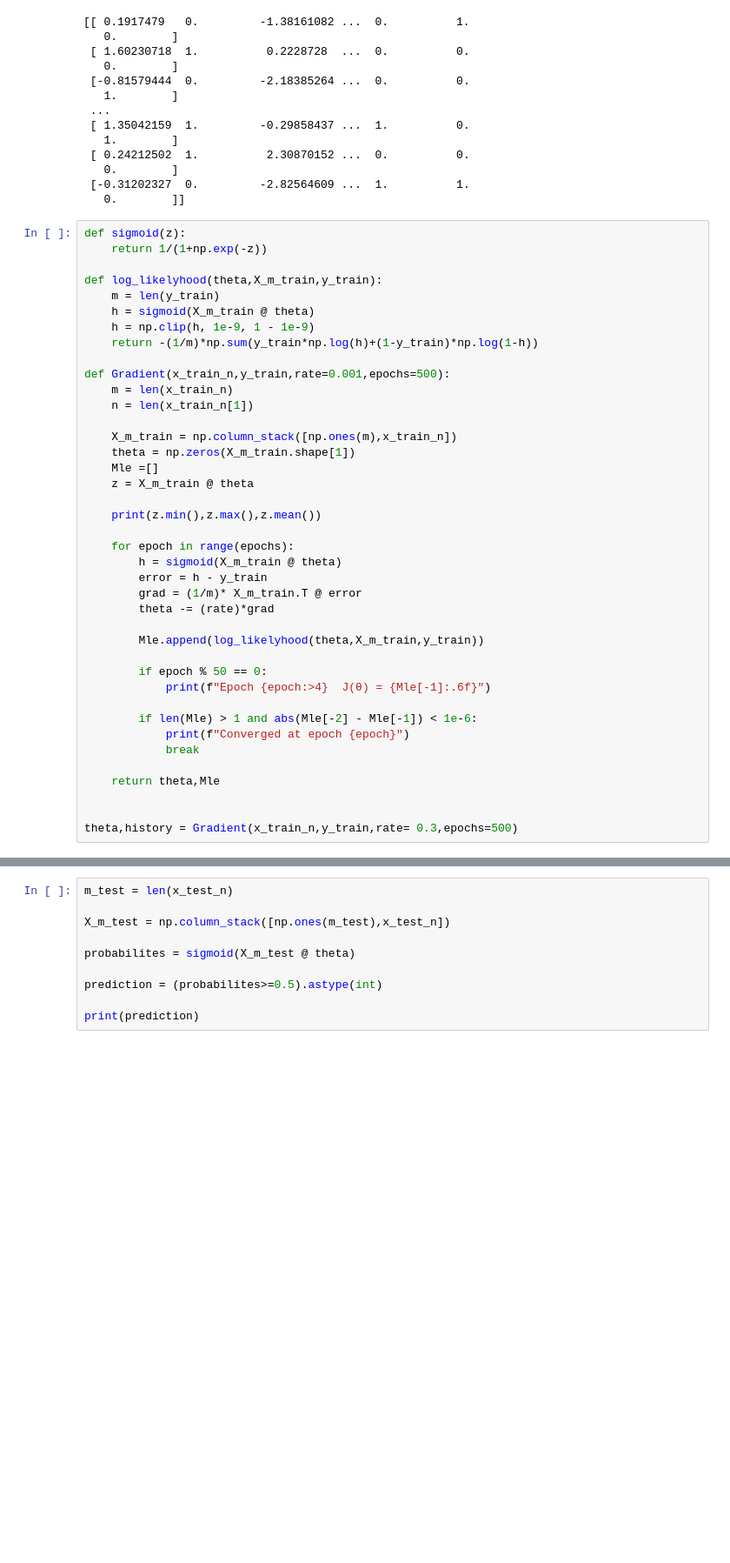
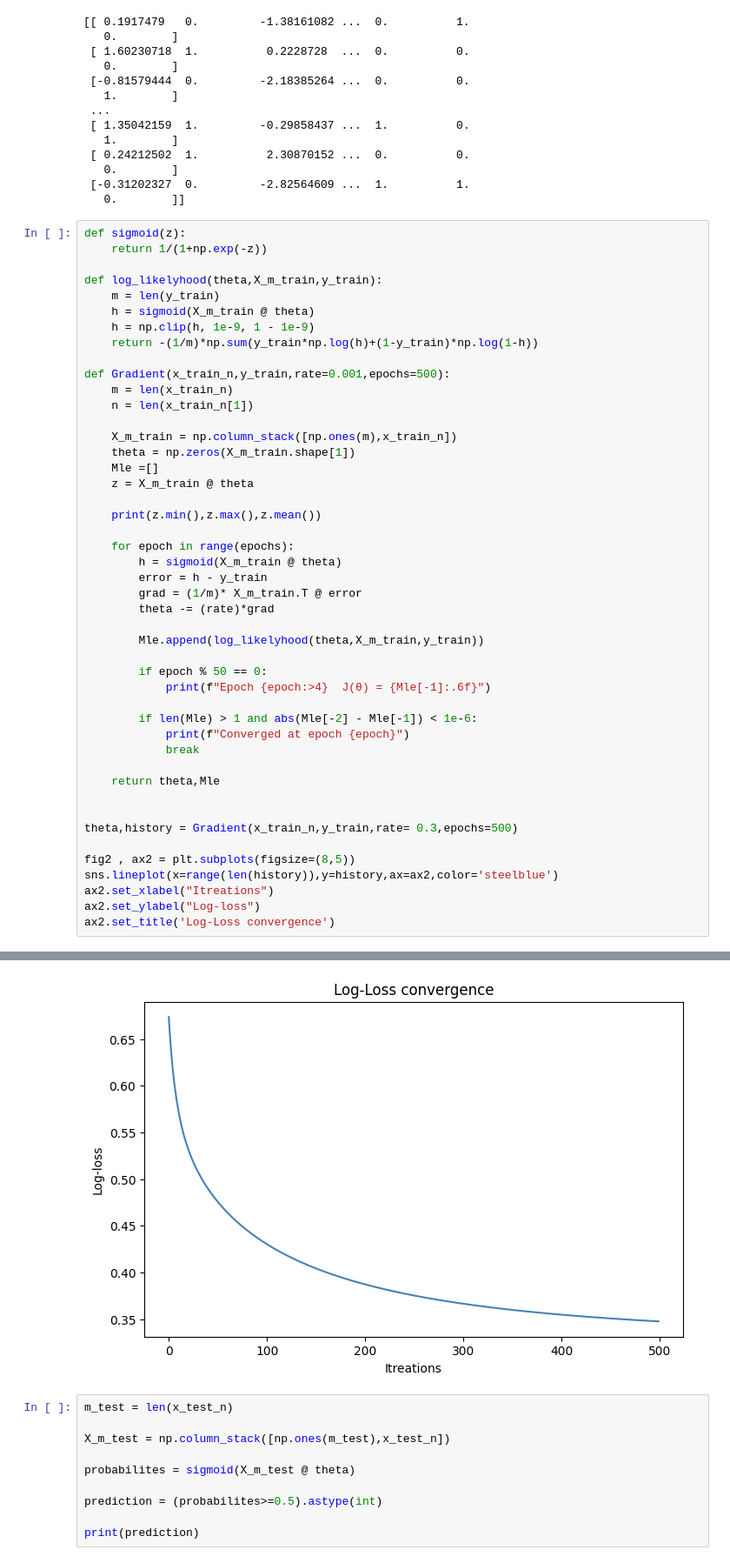
Before and after one commit to Fallen-Reader/ml-from-scratch, a Jupyter notebook: supervised_learning/logistic_regression/Batch_GradientDescent.ipynb, the cells around one changed output, grey strips where cells are left out. Shown at 87% size. Saved outputs shown, nothing was run; the diff lists cells and outputs as text; blank space fills up the shorter version.

```diff
--- a/supervised_learning/logistic_regression/Batch_GradientDescent.ipynb
+++ b/supervised_learning/logistic_regression/Batch_GradientDescent.ipynb
@@ -281,3 +277,10 @@ def Gradient(x_train_n,y_train,rate=0.001,epochs=500):
 
 
 theta,history = Gradient(x_train_n,y_train,rate= 0.3,epochs=500)
+
+fig2 , ax2 = plt.subplots(figsize=(8,5))
+sns.lineplot(x=range(len(history)),y=history,ax=ax2,color='steelblue')
+ax2.set_xlabel("Itreations")
+ax2.set_ylabel("Log-loss")
+ax2.set_title('Log-Loss convergence')
+# %% [output]
@@ -284,3 +299,4 @@ theta,history = Gradient(x_train_n,y_train,rate= 0.3,epochs=500)
+[figure, added]
 # %%
 m_test = len(x_test_n)
 
```
Also changed, not shown: parts of 4 cells of this notebook.
